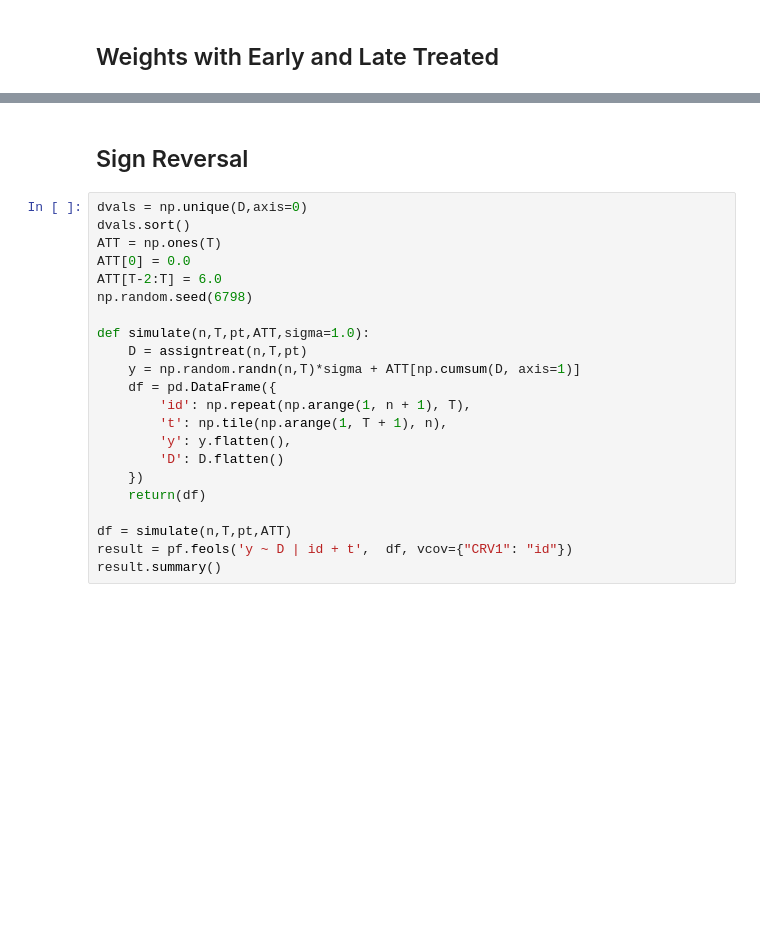
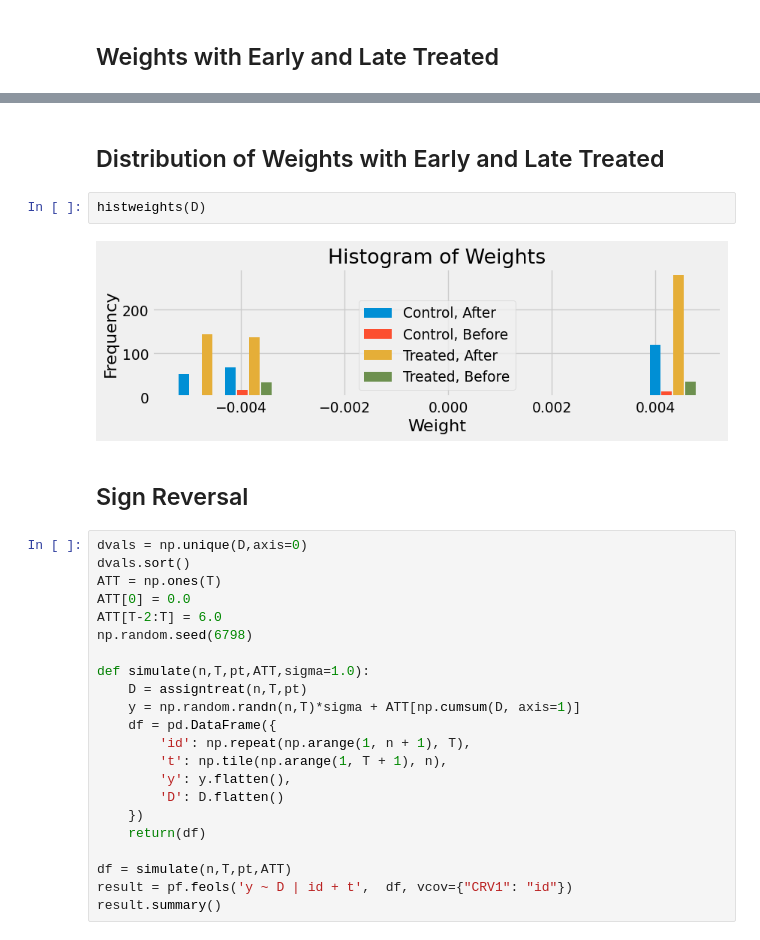
Before and after one commit to ubcecon/ECON526, a Jupyter notebook: lectures/paul/moredid.ipynb, the cells around one changed output, grey strips where cells are left out. Saved outputs shown, nothing was run; the diff lists cells and outputs as text; blank space fills up the shorter version.

```diff
--- a/lectures/paul/moredid.ipynb
+++ b/lectures/paul/moredid.ipynb
@@ -176,3 +228,9 @@ plotwd(D)
+# %% [markdown]
+## Distribution of Weights with Early and Late Treated
+# %%
+histweights(D)
+# %% [output]
+[figure, added]
 # %% [markdown]
 ## Sign Reversal
 # %%
```
Also changed, not shown: parts of 11 cells of this notebook, 11 other files.
